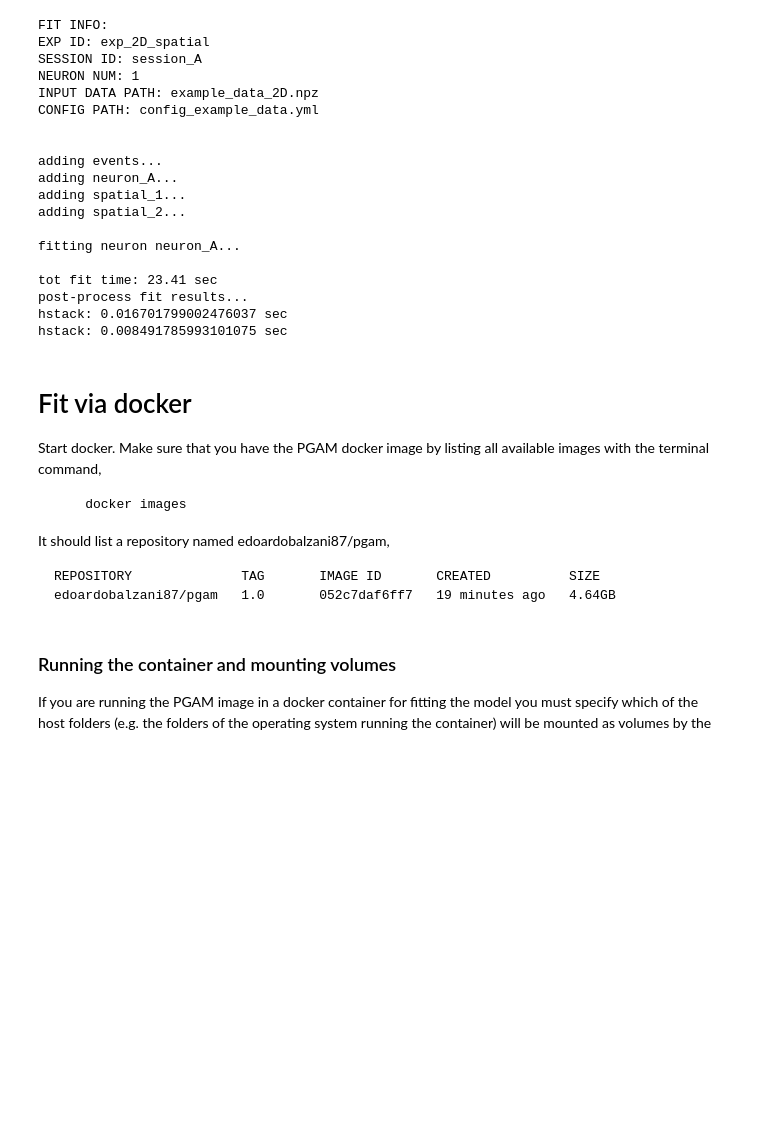
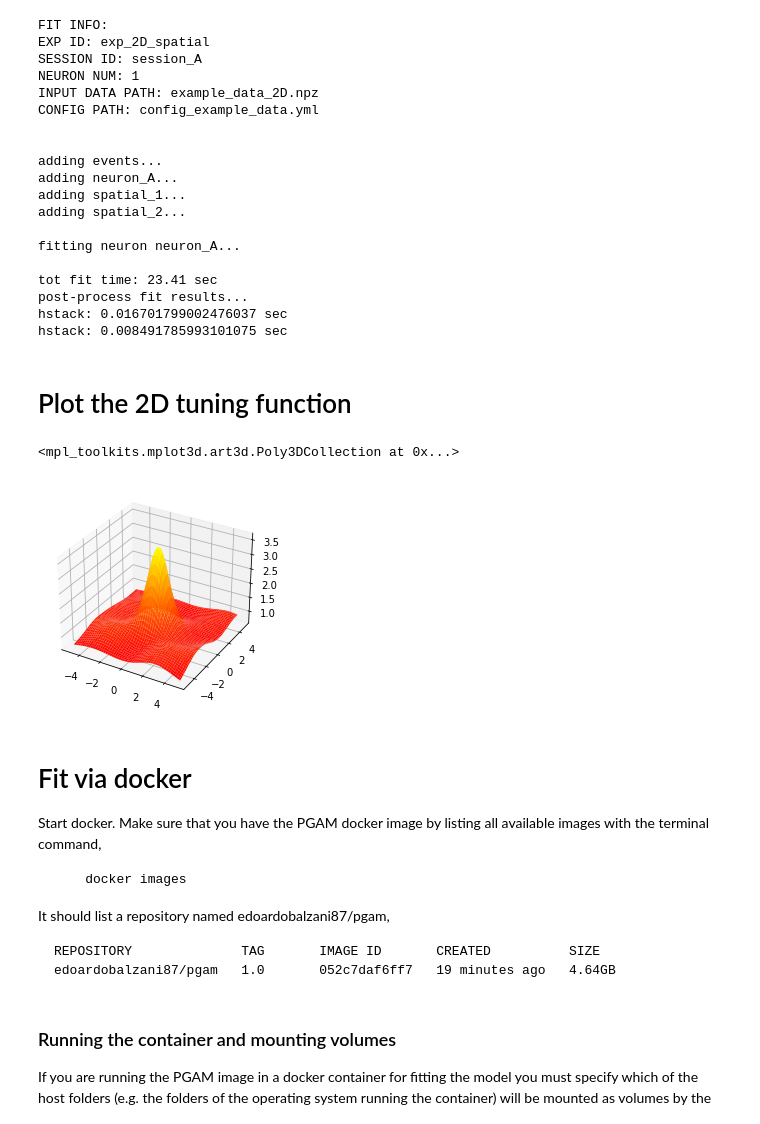
Before and after one commit to BalzaniEdoardo/PGAM, a Jupyter notebook: Standardized_PGAM_Fit_with_examples.ipynb, the cells around one changed output. Cells and saved outputs as stored; diff of their text form; code cells hidden in the pictures; blank space fills up the shorter version.

```diff
--- a/Standardized_PGAM_Fit_with_examples.ipynb
+++ b/Standardized_PGAM_Fit_with_examples.ipynb
@@ -604,3 +602,12 @@ hstack: 0.008491785993101075 sec
+# %% [markdown]
+# Plot the 2D tuning function
+# %%
+fig = plt.figure()
+ax = plt.subplot(projection='3d')
+ax.plot_surface(res[2]['x_kernel'][0],res[2]['x_kernel'][1],np.exp(res[2]['y_kernel']),cmap='autumn')
+# %% [output]
+<mpl_toolkits.mplot3d.art3d.Poly3DCollection at 0x...>
+[figure, added]
 # %% [markdown]
 # Fit via docker <a name="docker"></a>
 
```
Also changed, not shown: parts of 1 cell of this notebook.
